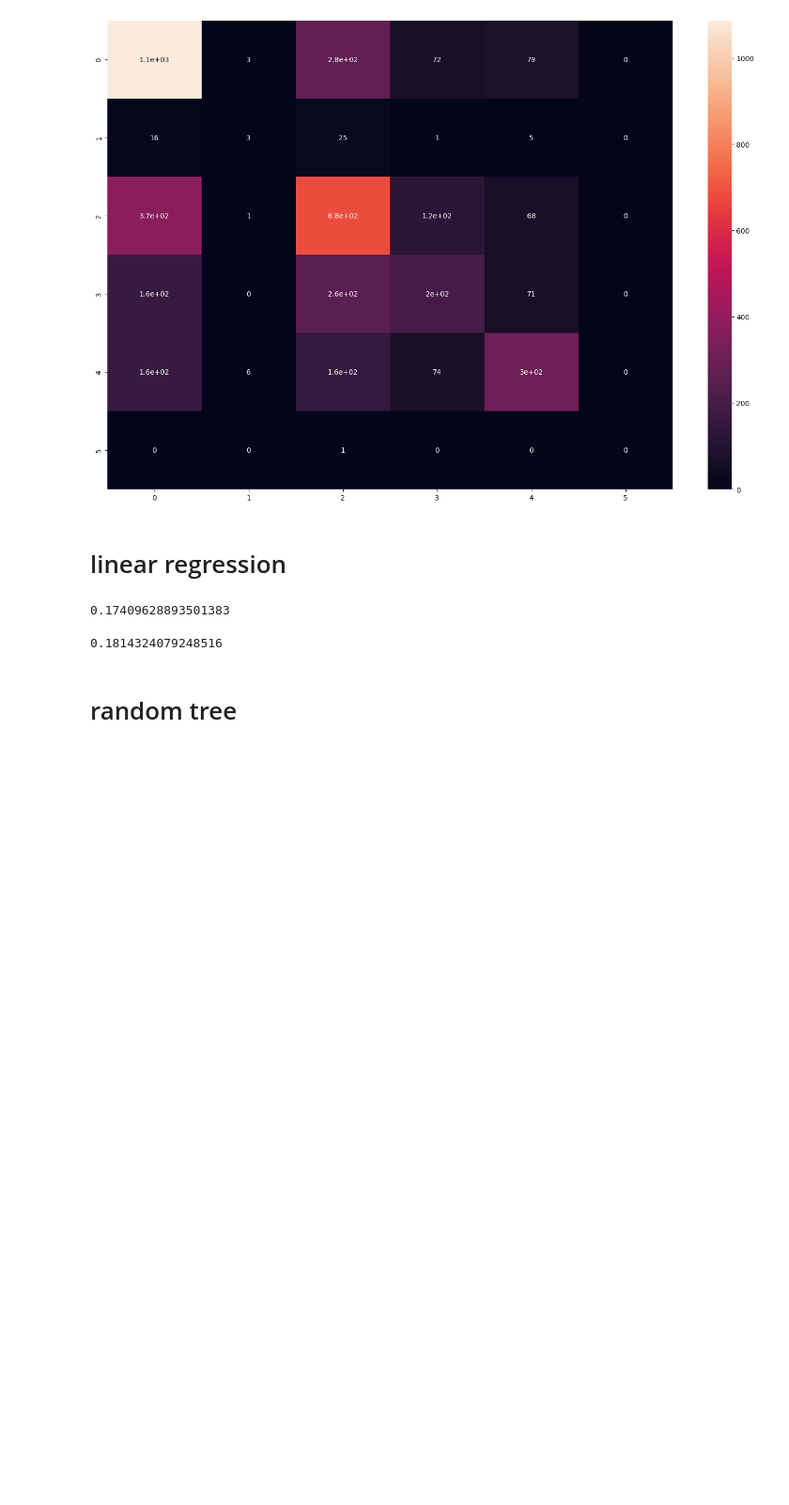
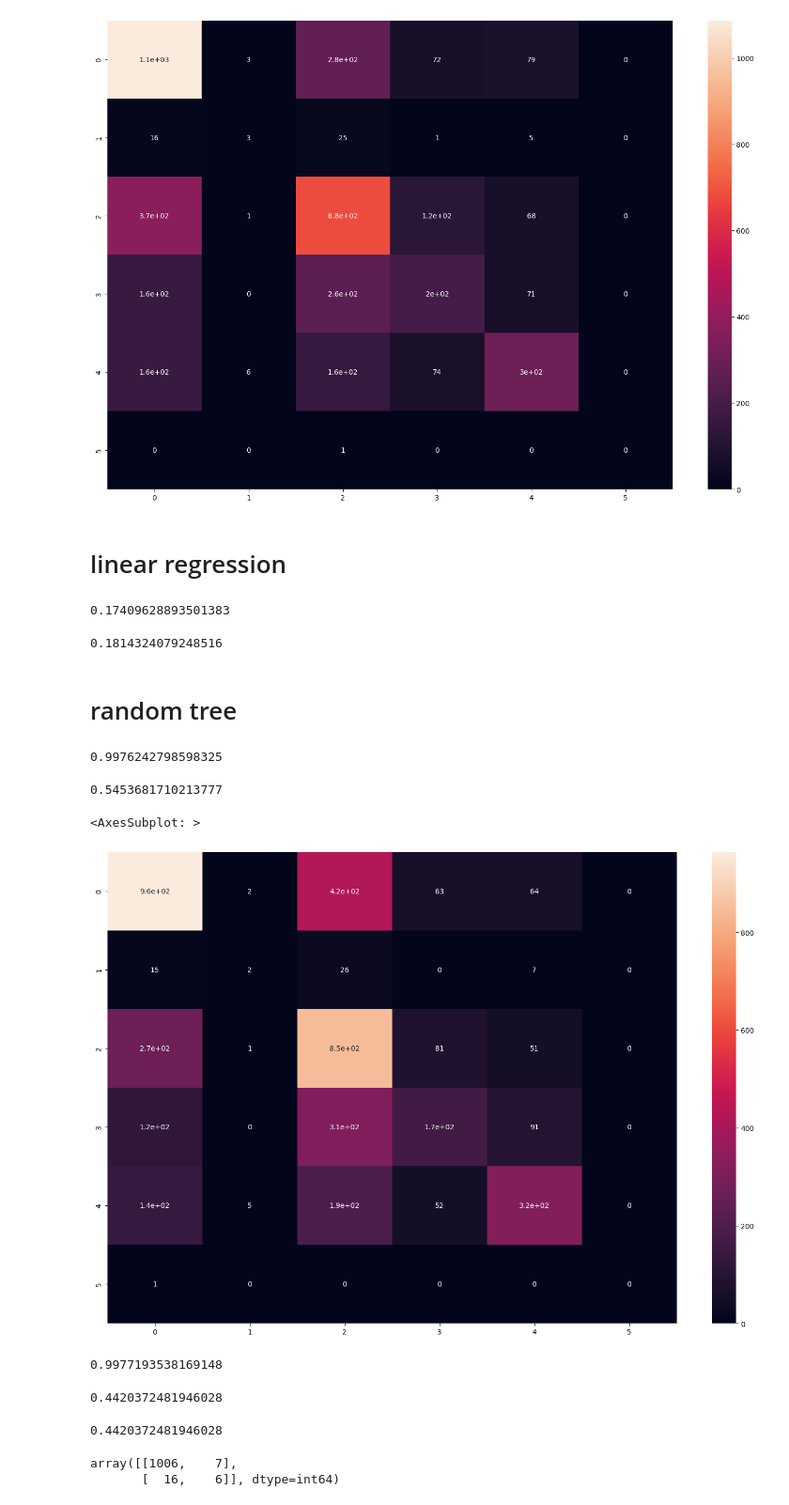
Before and after one commit to duckduckyaya/real-estate-price-prediction, a Jupyter notebook: model_training/training_model2.ipynb, the cells around one changed output. Shown at 94% size. Cells and saved outputs as stored; diff of their text form; code cells hidden in the pictures; blank space fills up the shorter version.

Commit message:
decision tree, random tree, svm

```diff
--- a/model_training/training_model2.ipynb
+++ b/model_training/training_model2.ipynb
@@ -103,3 +120,25 @@ regression.score(X_test, y_test)
 0.1814324079248516
 # %% [markdown]
 # random tree
+# %%
+from sklearn.ensemble import RandomForestClassifier
+rt_model = RandomForestClassifier()
+rt_model.fit(X_train, y_train)
+rt_model.score(X_train,y_train)
+# %% [output]
+0.9976242798598325
+# %%
+rt_model.predict(X_test)
+rt_model.score(X_test, y_test)
+# %% [output]
+0.5453681710213777
+# %%
+from sklearn.metrics import confusion_matrix
+import seaborn as sn
+y_predict = rt_model.predict(X_test)
+con_ma1 = confusion_matrix(y_test, y_predict)
+plt.figure(figsize=(18,12))
+sn.heatmap(con_ma1, annot=True)
+# %% [output]
+<AxesSubplot: >
+[figure, added]
@@ -105,0 +147,22 @@ regression.score(X_test, y_test)
+# %%
+clf = DecisionTreeClassifier()
+clf = clf.fit(X_train, y_train)
+clf.score(X_train,y_train)
+# %% [output]
+0.9977193538169148
+# %%
+predict = clf.predict(X_test)
+clf.score(X_test, y_test)  #predict score
+# %% [output]
+0.4420372481946028
+# %%
+from sklearn.metrics import recall_score
+recall_score(y_test,predict, average='micro')
+# %% [output]
+0.4420372481946028
+# %%
+from sklearn.metrics import confusion_matrix
+confusion_matrix(y_test,predict,labels=[0,1])
+# %% [output]
+array([[1006,    7],
+       [  16,    6]], dtype=int64)
```
Also changed, not shown: parts of 13 cells of this notebook.
